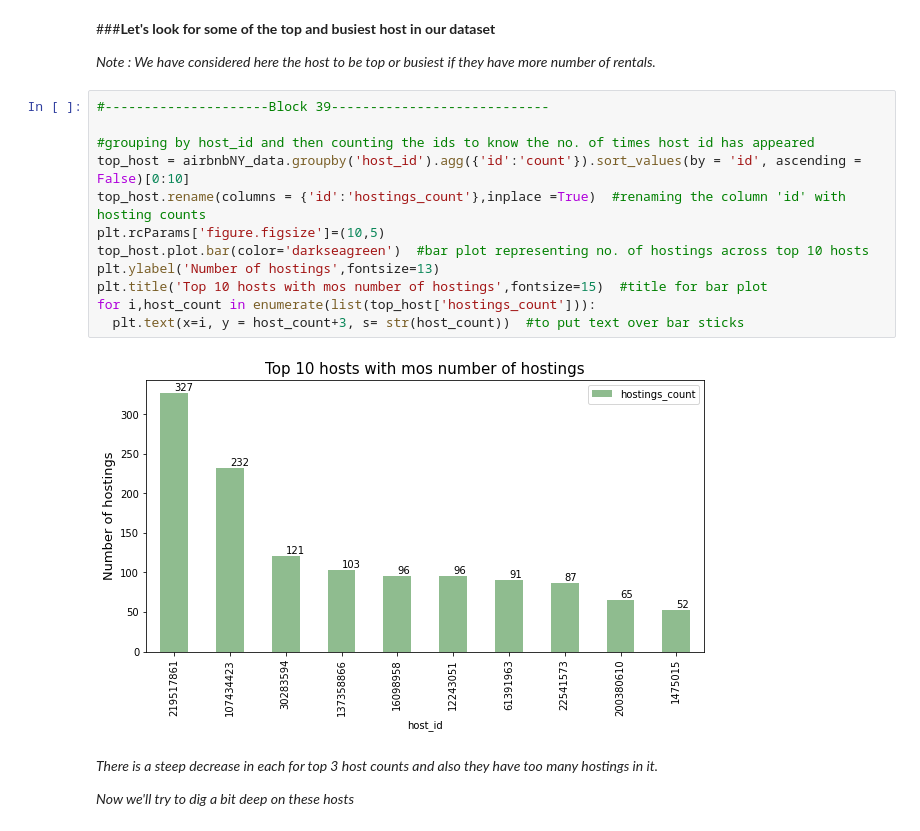
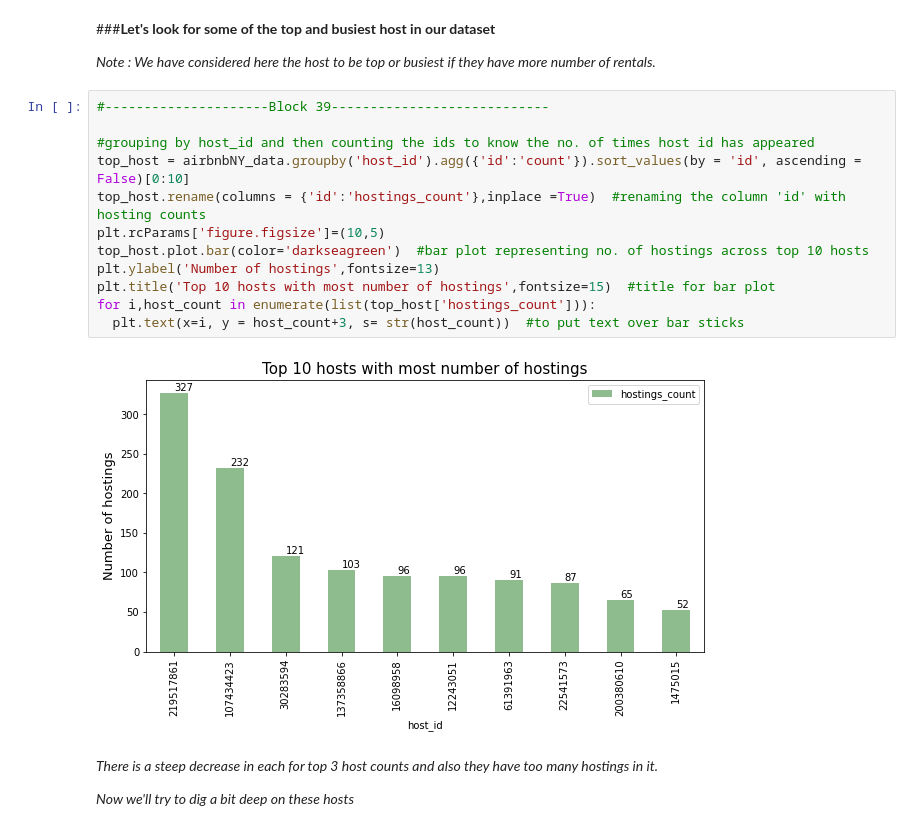
Before and after one commit to kiran9615/EDA_airbnb-hosting-data-analysis, a Jupyter notebook: Airbnb_Bookings_Analysis.ipynb, the cells around one changed output. Saved outputs shown, nothing was run; the diff lists cells and outputs as text.

```diff
--- a/Airbnb_Bookings_Analysis.ipynb
+++ b/Airbnb_Bookings_Analysis.ipynb
@@ -808,17 +789,17 @@ airbnbNY_data[airbnbNY_data['host_id']==2787]
 # %%
 #---------------------Block 39----------------------------
 
 #grouping by host_id and then counting the ids to know the no. of times host id has appeared
 top_host = airbnbNY_data.groupby('host_id').agg({'id':'count'}).sort_values(by = 'id', ascending = False)[0:10]
 top_host.rename(columns = {'id':'hostings_count'},inplace =True)  #renaming the column 'id' with hosting counts
 plt.rcParams['figure.figsize']=(10,5)
 top_host.plot.bar(color='darkseagreen')  #bar plot representing no. of hostings across top 10 hosts
 plt.ylabel('Number of hostings',fontsize=13)
-plt.title('Top 10 hosts with mos number of hostings',fontsize=15)  #title for bar plot
+plt.title('Top 10 hosts with most number of hostings',fontsize=15)  #title for bar plot
 for i,host_count in enumerate(list(top_host['hostings_count'])):
   plt.text(x=i, y = host_count+3, s= str(host_count))  #to put text over bar sticks
 # %% [output]
-[figure, old version]
+[figure, new version]
 # %% [markdown]
 *There is a steep decrease in each for top 3 host counts and also they have too many hostings in it.*
 
```
Also changed, not shown: parts of 28 cells of this notebook.
